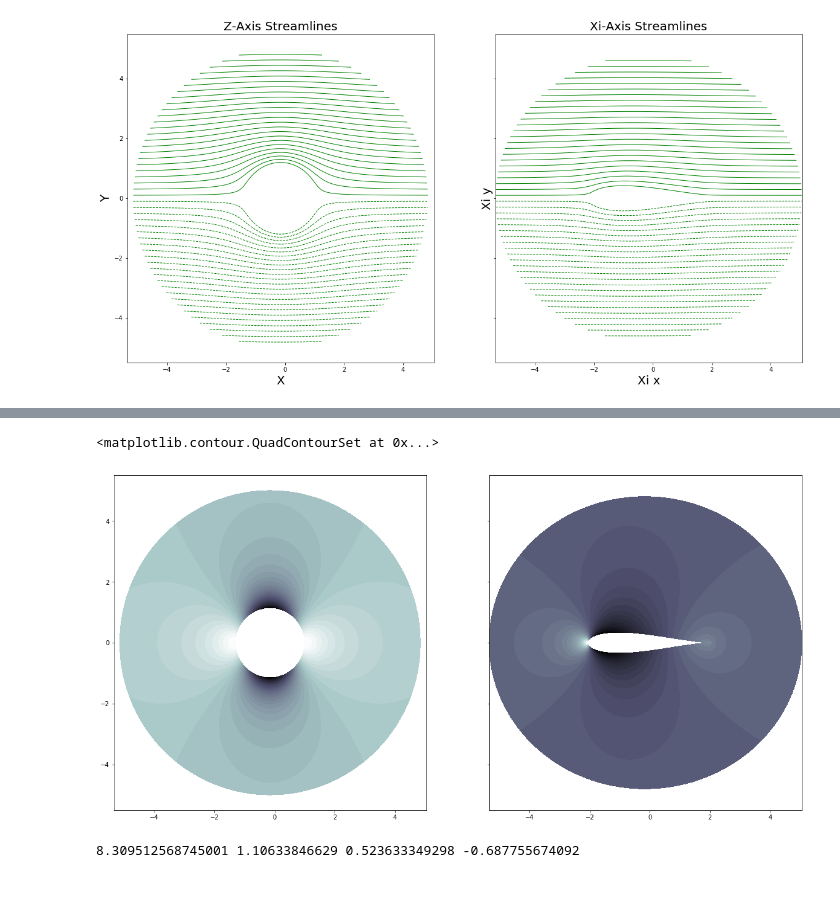
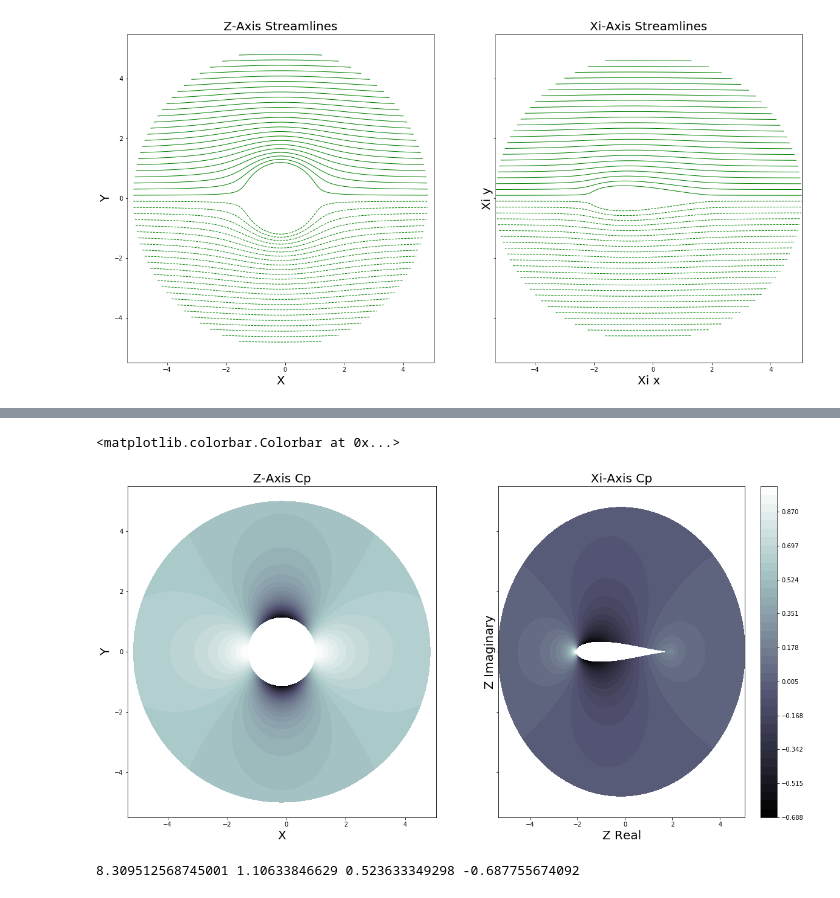
Before and after one commit to djpalumbo18/mae6226, a Jupyter notebook: Palumbo_AeroPython_HW2.ipynb, the cells around one changed output, grey strips where cells are left out. Drawn from its saved outputs; the diff is of its cells as text; code cells hidden in the pictures.

Commit message:
Complete assignment and add color bars

```diff
--- a/Palumbo_AeroPython_HW2.ipynb
+++ b/Palumbo_AeroPython_HW2.ipynb
@@ -238,12 +245,20 @@ cpxi= 1 - (uxi**2+vxi**2)/u_inf**2
 # %%
 #plot filled contour plots of coefficients of pressure
 fig, (ax1, ax2) =plt.subplots(1, 2, figsize=(20, 10), sharex=True, sharey=True)
-ax1.contourf(xq,yq,cpz,levels=np.linspace(np.min(cpz),np.max(cpz),40),cmap=plt.cm.bone)
+cax1=ax1.contourf(xq,yq,cpz,levels=np.linspace(np.min(cpz),np.max(cpz),40),cmap=plt.cm.bone)
 
-ax2.contourf(xiq.real,xiq.imag,cpxi,levels=np.linspace(np.min(cpxi),np.max(cpxi),40),cmap=plt.cm.bone)
+cax2=ax2.contourf(xiq.real,xiq.imag,cpxi,levels=np.linspace(np.min(cpxi),np.max(cpxi),40),cmap=plt.cm.bone)
+ax1.set_title('Z-Axis Cp',fontsize=20)
+ax1.set_xlabel('X',fontsize=20)
+ax1.set_ylabel('Y',fontsize=20)
+
+ax2.set_title('Xi-Axis Cp',fontsize=20)
+ax2.set_xlabel('Z Real',fontsize=20)
+ax2.set_ylabel('Z Imaginary',fontsize=20)
+fig.colorbar(cax2)
 # %% [output]
-<matplotlib.contour.QuadContourSet at 0x...>
+<matplotlib.colorbar.Colorbar at 0x...>
-[figure, old version]
+[figure, new version]
 # %%
 #strength of doublet, 62nd airfoil velocities, minimum airfoil cp
 print (K, uxi[61,0],vxi[61,0],np.min(cpxi[:,0]))
```
Also changed, not shown: parts of 5 cells of this notebook.
